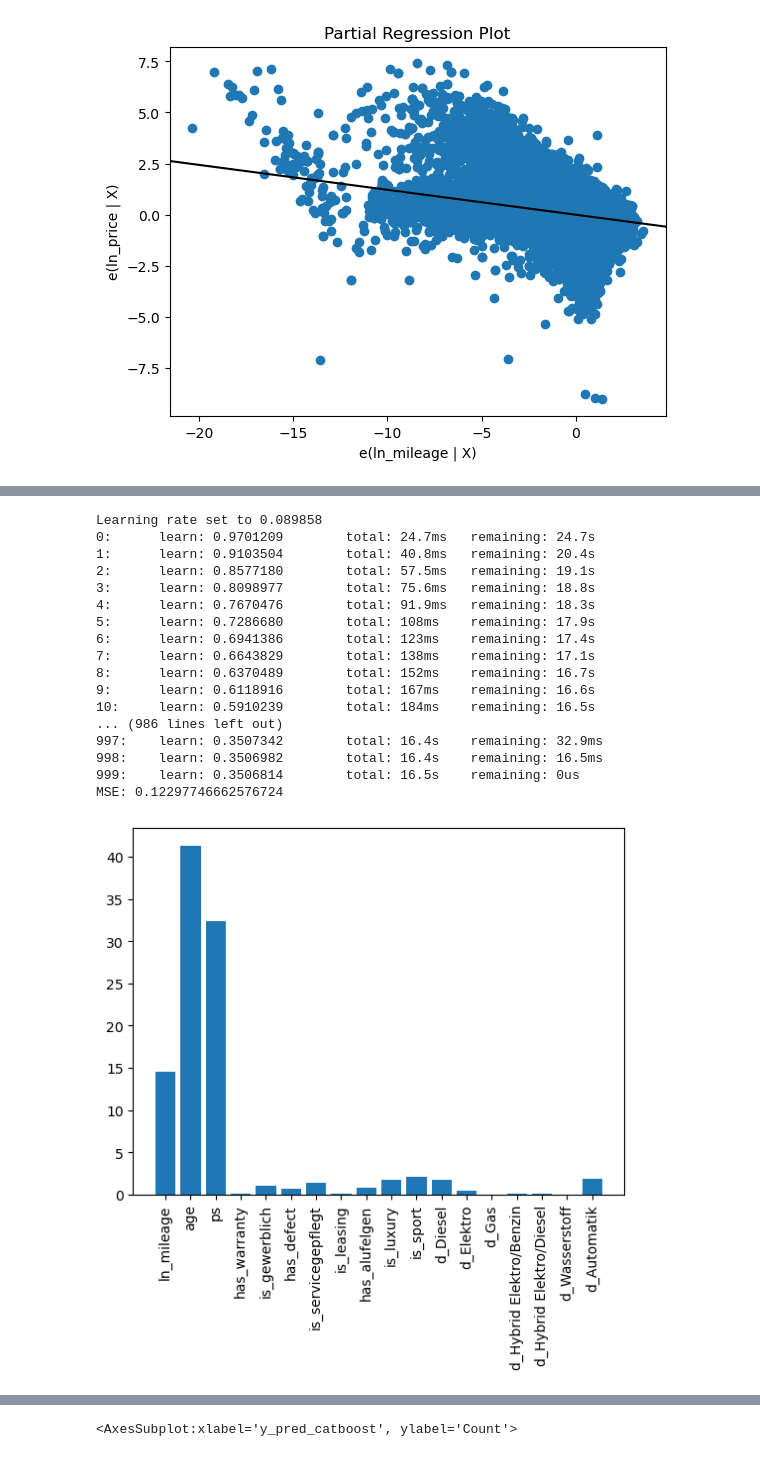
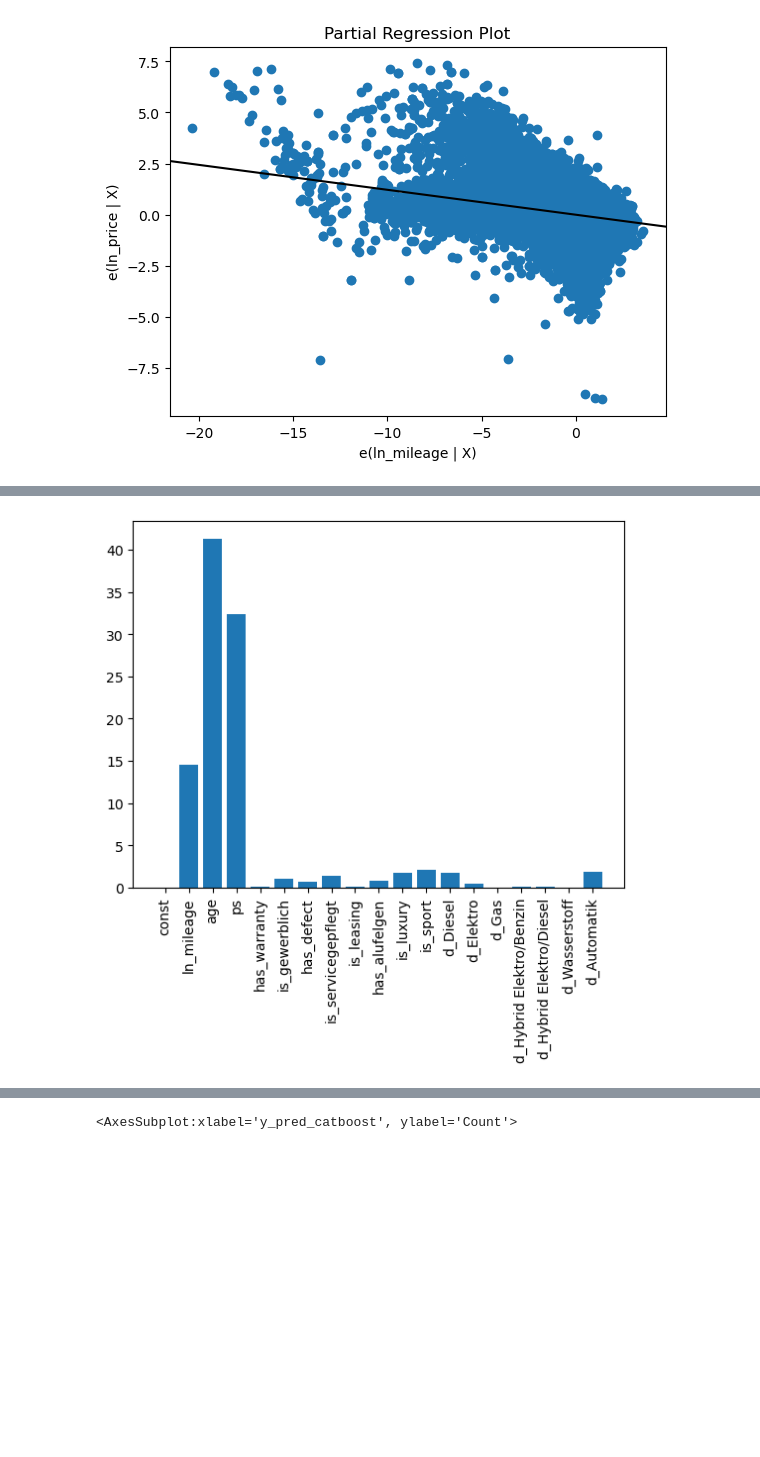
Before and after one commit to dejse/dqda-project, a Jupyter notebook: 02_data_science.ipynb, the cells around one changed output, grey strips where cells are left out. Drawn from its saved outputs; the diff is of its cells as text; code cells hidden in the pictures; blank space fills up the shorter version.

```diff
--- a/02_data_science.ipynb
+++ b/02_data_science.ipynb
@@ -412,47 +369,15 @@ df = df[cols]
-# %%
-### ChatGPT Code
-from catboost import CatBoostRegressor
-from sklearn.metrics import mean_squared_error
-import matplotlib.pyplot as plt
-
-# Initialize the CatBoostRegressor model
-model = CatBoostRegressor()
-
-# Fit the model to the training data
-model.fit(df.drop('ln_price', axis=1), df['ln_price'])
-
-# Make predictions on the test data
-predictions = model.predict(df.drop('ln_price', axis=1))
-
-# Evaluate the model using mean squared error (MSE)
-mse = mean_squared_error(df['ln_price'], predictions)
-print('MSE:', mse)
-
-# Get the feature importance
-importance = model.get_feature_importance()
-
-# Plot the feature importance
-plt.bar(range(len(importance)), importance)
-
-# Set the x-axis tick labels to the names of the features
-plt.xticks(range(len(importance)), df.drop('ln_price', axis=1).columns, rotation=90)
-plt.show()
-# %% [output]
-Learning rate set to 0.089858
-0:      learn: 0.9701209        total: 24.7ms   remaining: 24.7s
-1:      learn: 0.9103504        total: 40.8ms   remaining: 20.4s
-2:      learn: 0.8577180        total: 57.5ms   remaining: 19.1s
-3:      learn: 0.8098977        total: 75.6ms   remaining: 18.8s
-4:      learn: 0.7670476        total: 91.9ms   remaining: 18.3s
-5:      learn: 0.7286680        total: 108ms    remaining: 17.9s
-6:      learn: 0.6941386        total: 123ms    remaining: 17.4s
-7:      learn: 0.6643829        total: 138ms    remaining: 17.1s
-8:      learn: 0.6370489        total: 152ms    remaining: 16.7s
-9:      learn: 0.6118916        total: 167ms    remaining: 16.6s
-10:     learn: 0.5910239        total: 184ms    remaining: 16.5s
-... (986 lines left out)
-997:    learn: 0.3507342        total: 16.4s    remaining: 32.9ms
-998:    learn: 0.3506982        total: 16.4s    remaining: 16.5ms
-999:    learn: 0.3506814        total: 16.5s    remaining: 0us
-MSE: 0.12297746662576724
-[figure, removed]
+# %%
+from catboost import CatBoostRegressor
+
+# Train model
+model = CatBoostRegressor()
+model.fit(x, y, verbose=False)
+y_pred_catboost = model.predict(x)
+
+# Get numerical feature importances
+importance = model.get_feature_importance()
+plt.bar(range(len(importance)), importance)
+plt.xticks(range(len(importance)), x.columns, rotation=90)
+plt.show()
+# %% [output]
+[figure, added]
```
Also changed, not shown: parts of 8 cells of this notebook.
